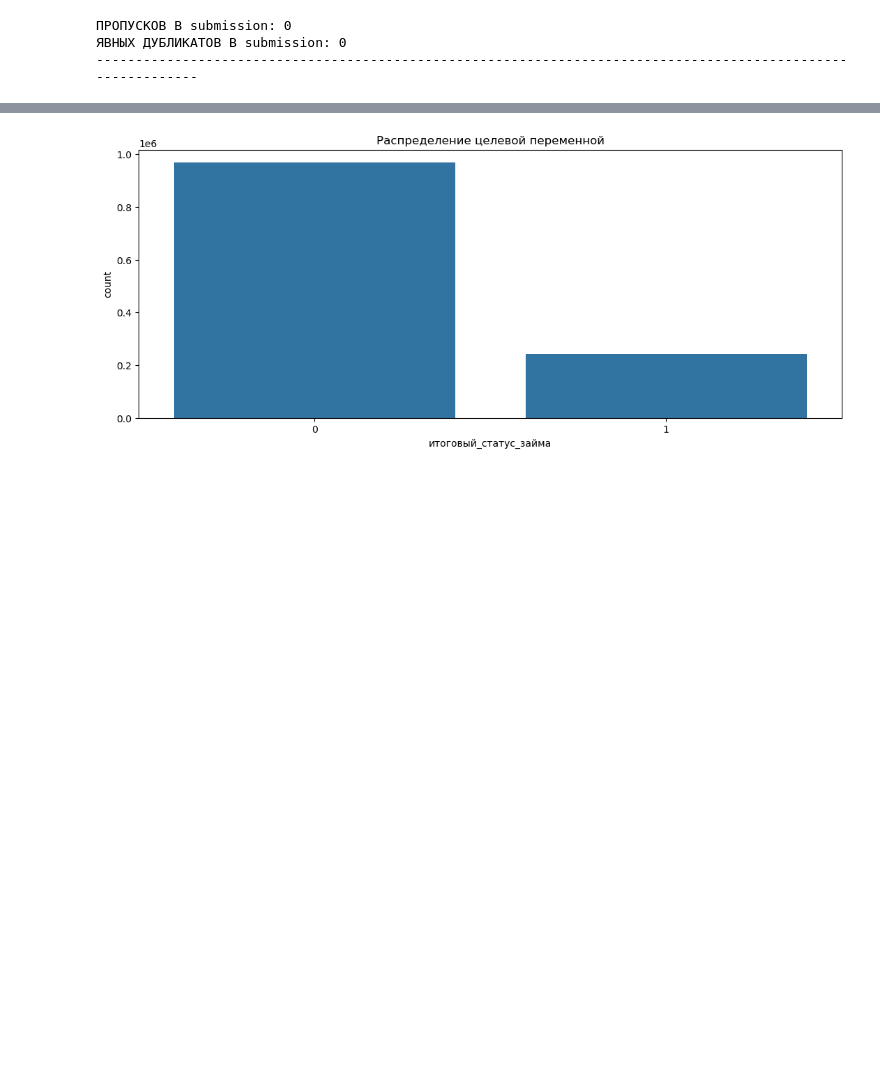
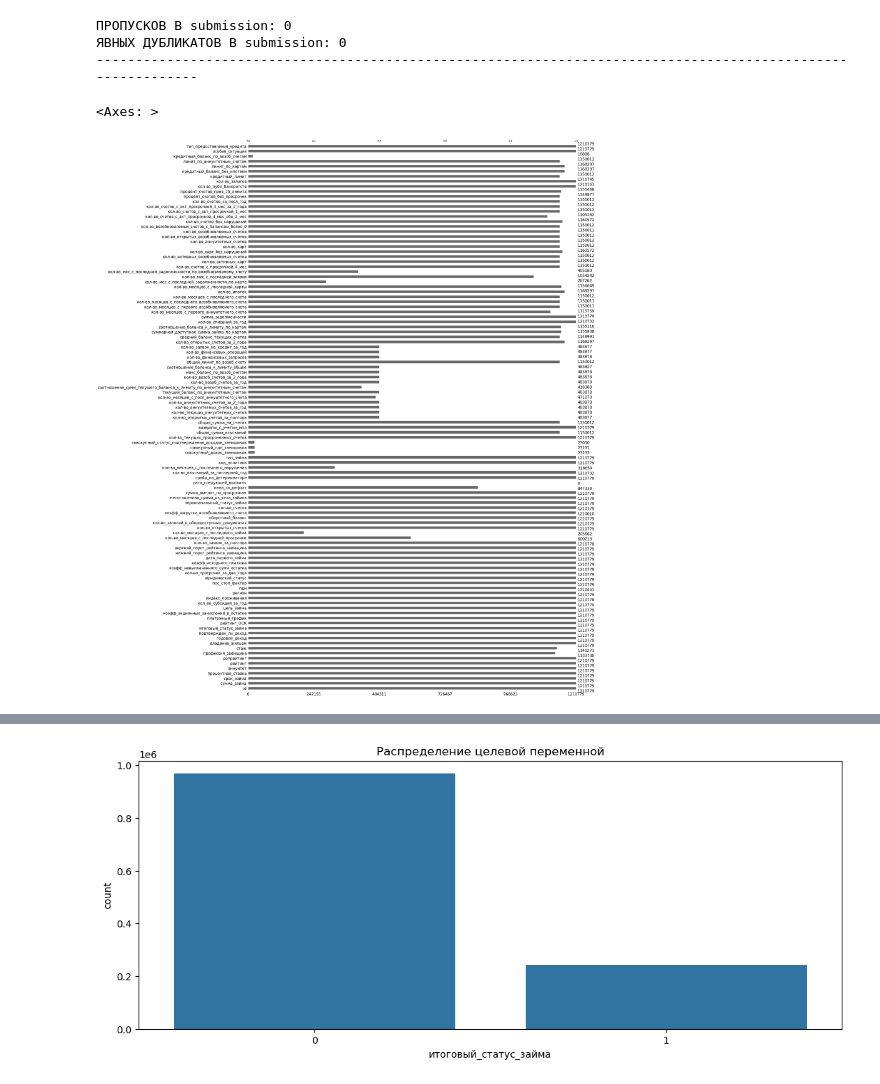
Before and after one commit to Mazay72/SCORING, a Jupyter notebook: scoring.ipynb, the cells around one changed output, grey strips where cells are left out. Cells and saved outputs as stored; diff of their text form; code cells hidden in the pictures; blank space fills up the shorter version.

```diff
--- a/scoring.ipynb
+++ b/scoring.ipynb
@@ -120,3 +121,8 @@ None
 ПРОПУСКОВ В submission: 0
 ЯВНЫХ ДУБЛИКАТОВ В submission: 0
 -------------------------------------------------------------------------------------------------------------
+# %%
+msno.bar(df_train)
+# %% [output]
+<Axes: >
+[figure, added]
```
Also changed, not shown: parts of 29 cells of this notebook.
